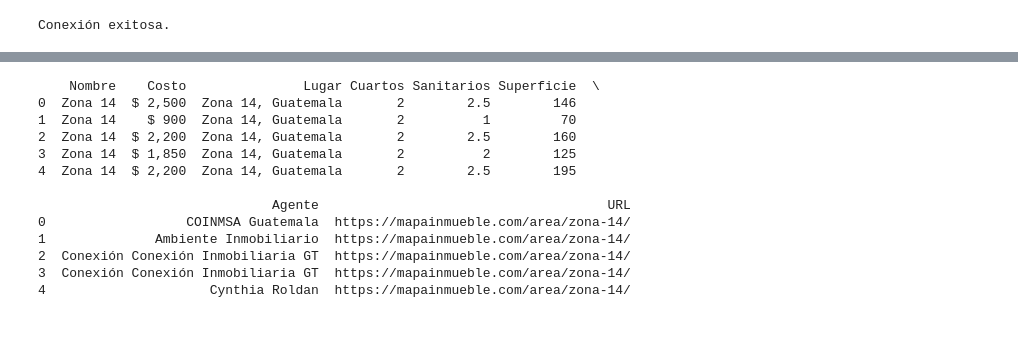
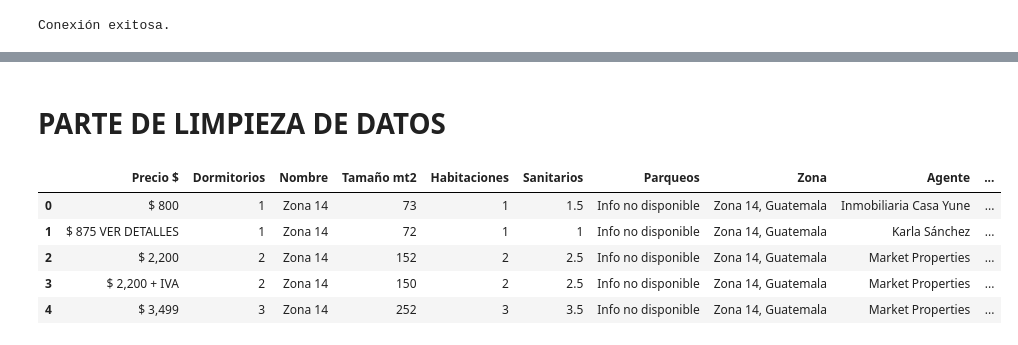
Before and after one commit to luispegr25/Data-Science-, a Jupyter notebook: Proyecto Scraping/proyecto_scraping.ipynb, the cells around one changed output, grey strips where cells are left out. Drawn from its saved outputs; the diff is of its cells as text; code cells hidden in the pictures.

```diff
--- a/Proyecto Scraping/proyecto_scraping.ipynb
+++ b/Proyecto Scraping/proyecto_scraping.ipynb
@@ -66,19 +94,7 @@ Extrayendo datos de la página 5...
 # %%
-# Chunk 6
-dataframe_apartamentos = pd.DataFrame(listado_apartamentos, columns=["Nombre", "Costo", "Lugar", "Cuartos", "Sanitarios", "Superficie", "Agente", "URL"])
-dataframe_apartamentos.to_csv("listado_apartamentos_zona_14.csv", index=False)
-print(dataframe_apartamentos.head())
+# Chunk 6 (original)
+#dataframe_apartamentos = pd.DataFrame(listado_apartamentos, columns=["Costo", "Nombre", "Superficie", "Sanitarios", "Cuartos", "Lugar", "Agente", "Tipo de Propiedad", "URL"])
+#dataframe_apartamentos.to_csv("listado_apartamentos_zona_14.csv", index=False)
+#print(dataframe_apartamentos.head())
-# %% [output]
-    Nombre    Costo               Lugar Cuartos Sanitarios Superficie  \
-0  Zona 14  $ 2,500  Zona 14, Guatemala       2        2.5        146
-1  Zona 14    $ 900  Zona 14, Guatemala       2          1         70
-2  Zona 14  $ 2,200  Zona 14, Guatemala       2        2.5        160
-3  Zona 14  $ 1,850  Zona 14, Guatemala       2          2        125
-4  Zona 14  $ 2,200  Zona 14, Guatemala       2        2.5        195
-
-                              Agente                                     URL
-0                  COINMSA Guatemala  https://mapainmueble.com/area/zona-14/
-1              Ambiente Inmobiliario  https://mapainmueble.com/area/zona-14/
-2  Conexión Conexión Inmobiliaria GT  https://mapainmueble.com/area/zona-14/
-3  Conexión Conexión Inmobiliaria GT  https://mapainmueble.com/area/zona-14/
-4                     Cynthia Roldan  https://mapainmueble.com/area/zona-14/
+# %% [markdown]
+# PARTE DE LIMPIEZA DE DATOS
@@ -84,0 +109,12 @@ print(dataframe_apartamentos.head())
+# %%
+#chunk 2
+
+df = pd.read_csv('listado_apartamentos_zona_14.csv')
+df.head()
+# %% [output]
+|  | Precio $ | Dormitorios | Nombre | Tamaño mt2 | Habitaciones | Sanitarios | Parqueos | Zona | Agente | ... |
+| 0 | $ 800 | 1 | Zona 14 | 73 | 1 | 1.5 | Info no disponible | Zona 14, Guatemala | Inmobiliaria Casa Yune | ... |
+| 1 | $ 875 VER DETALLES | 1 | Zona 14 | 72 | 1 | 1 | Info no disponible | Zona 14, Guatemala | Karla Sánchez | ... |
+| 2 | $ 2,200 | 2 | Zona 14 | 152 | 2 | 2.5 | Info no disponible | Zona 14, Guatemala | Market Properties | ... |
+| 3 | $ 2,200 + IVA | 2 | Zona 14 | 150 | 2 | 2.5 | Info no disponible | Zona 14, Guatemala | Market Properties | ... |
+| 4 | $ 3,499 | 3 | Zona 14 | 252 | 3 | 3.5 | Info no disponible | Zona 14, Guatemala | Market Properties | ... |
```
Also changed, not shown: parts of 22 cells of this notebook, 6 other files.
